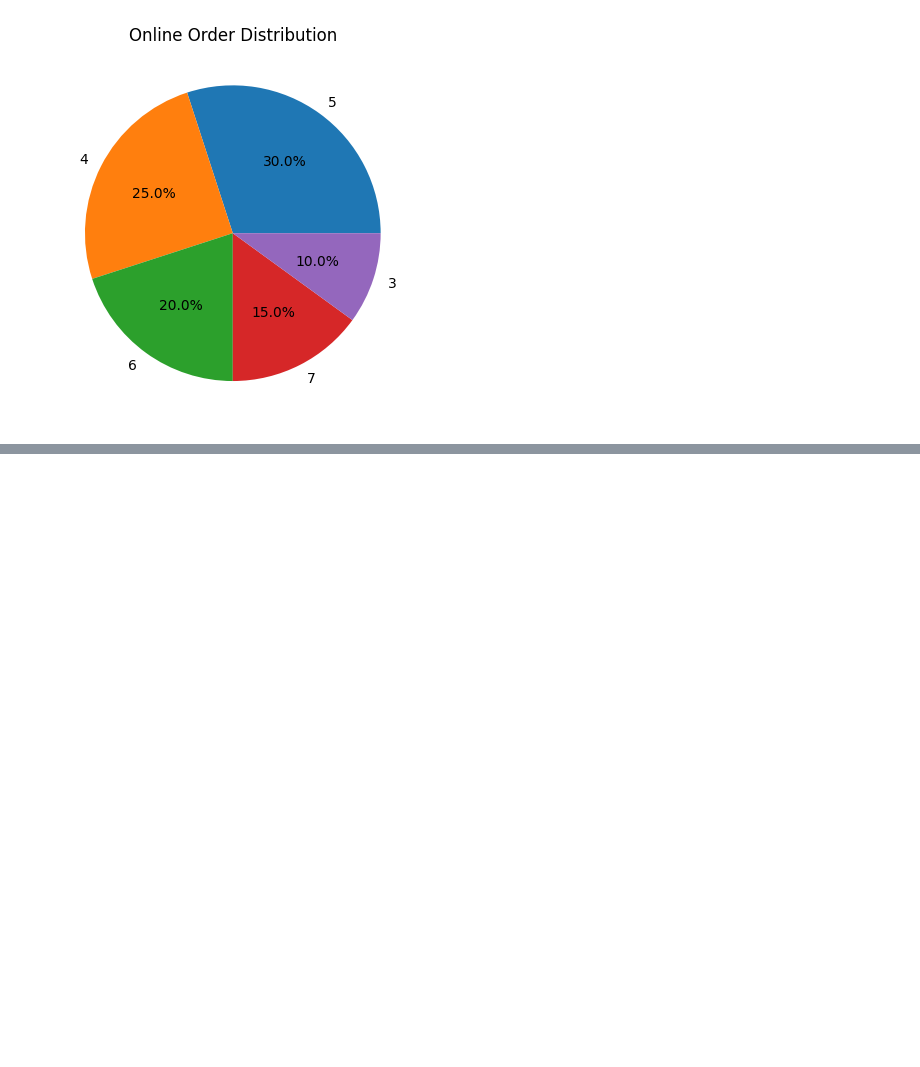
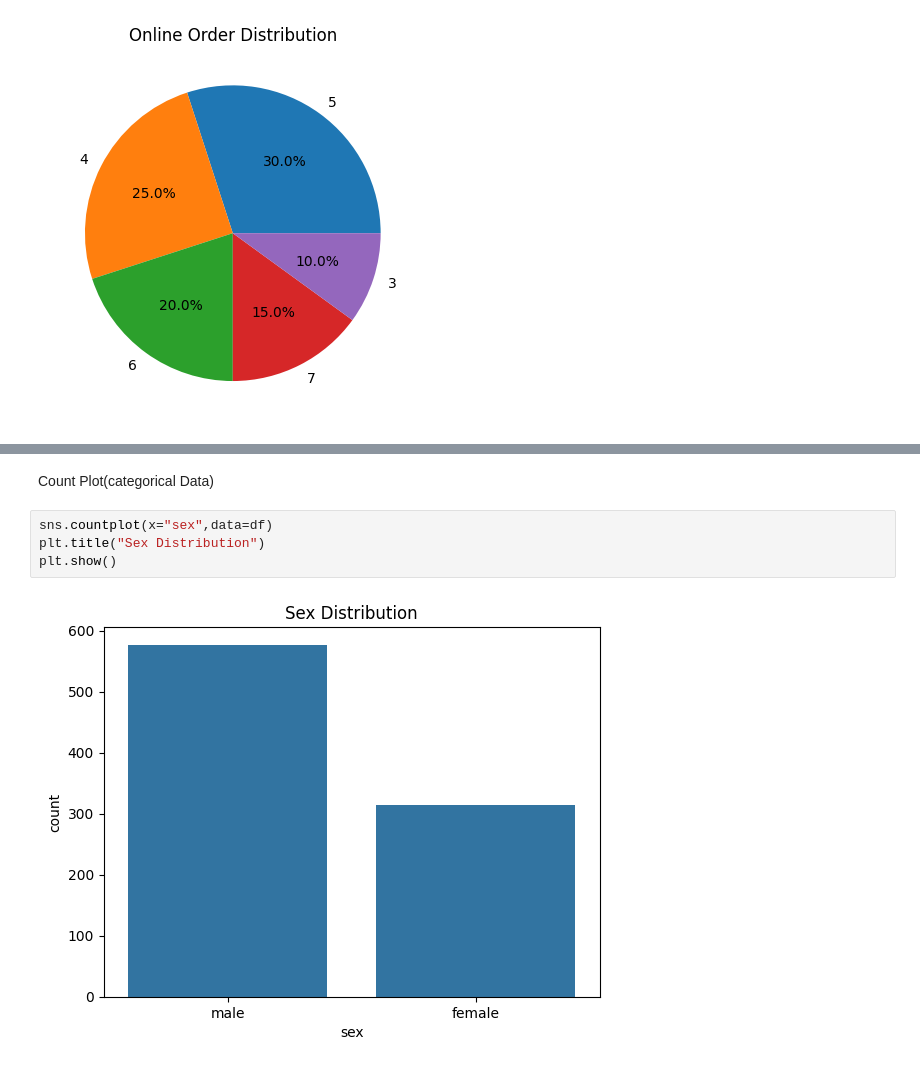
Before and after one commit to sairam178/Foundation-of-machine-learning, a Jupyter notebook: Data_visualization.ipynb, the cells around one changed output, grey strips where cells are left out. Cells and saved outputs as stored; diff of their text form; blank space fills up the shorter version.

```diff
--- a/Data_visualization.ipynb
+++ b/Data_visualization.ipynb
@@ -184,0 +280,8 @@ plt.show()
+# %% [markdown]
+Count Plot(categorical Data)
+# %%
+sns.countplot(x="sex",data=df)
+plt.title("Sex Distribution")
+plt.show()
+# %% [output]
+[figure, added]
```
Also changed, not shown: parts of 38 cells of this notebook.
